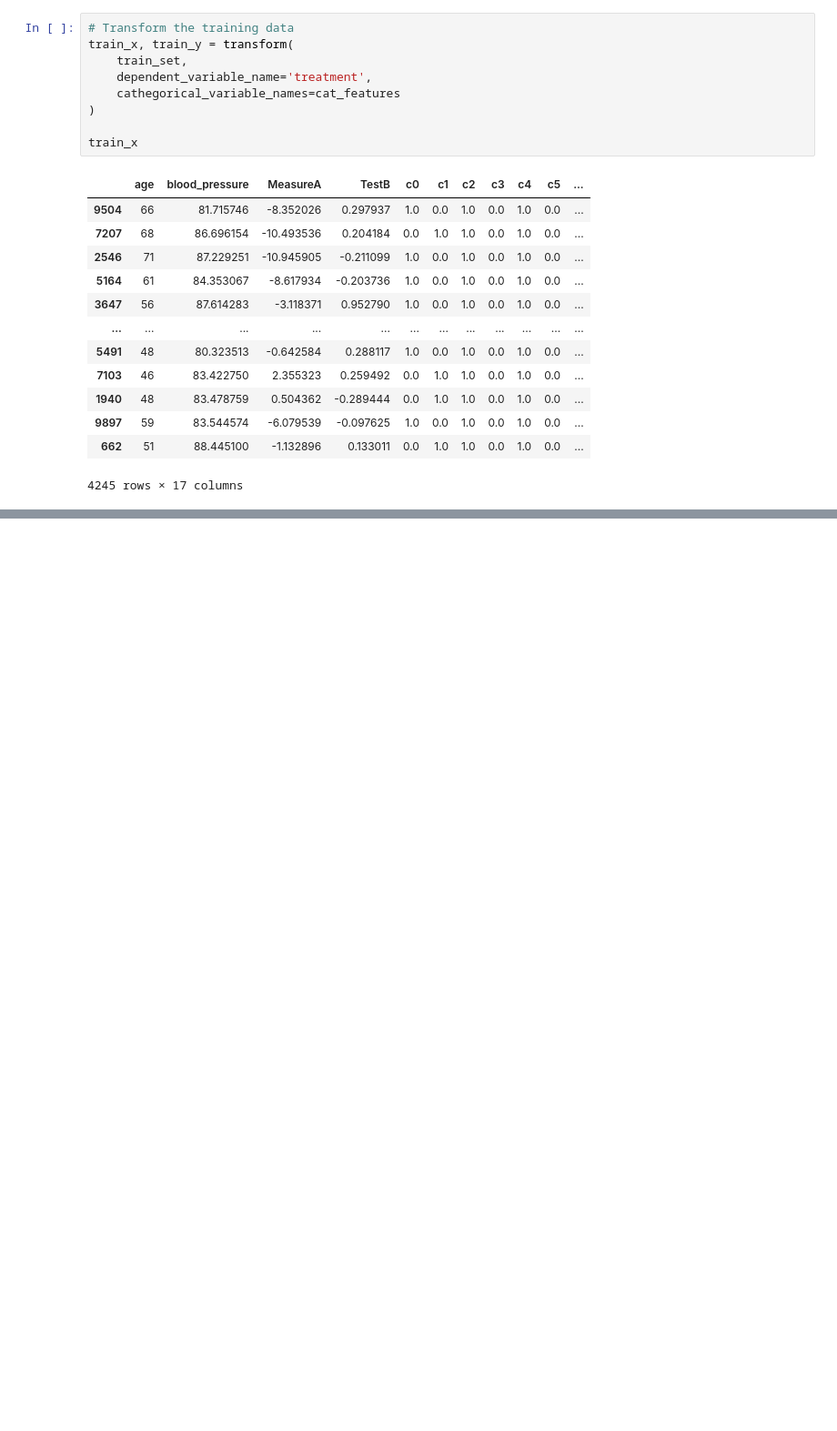
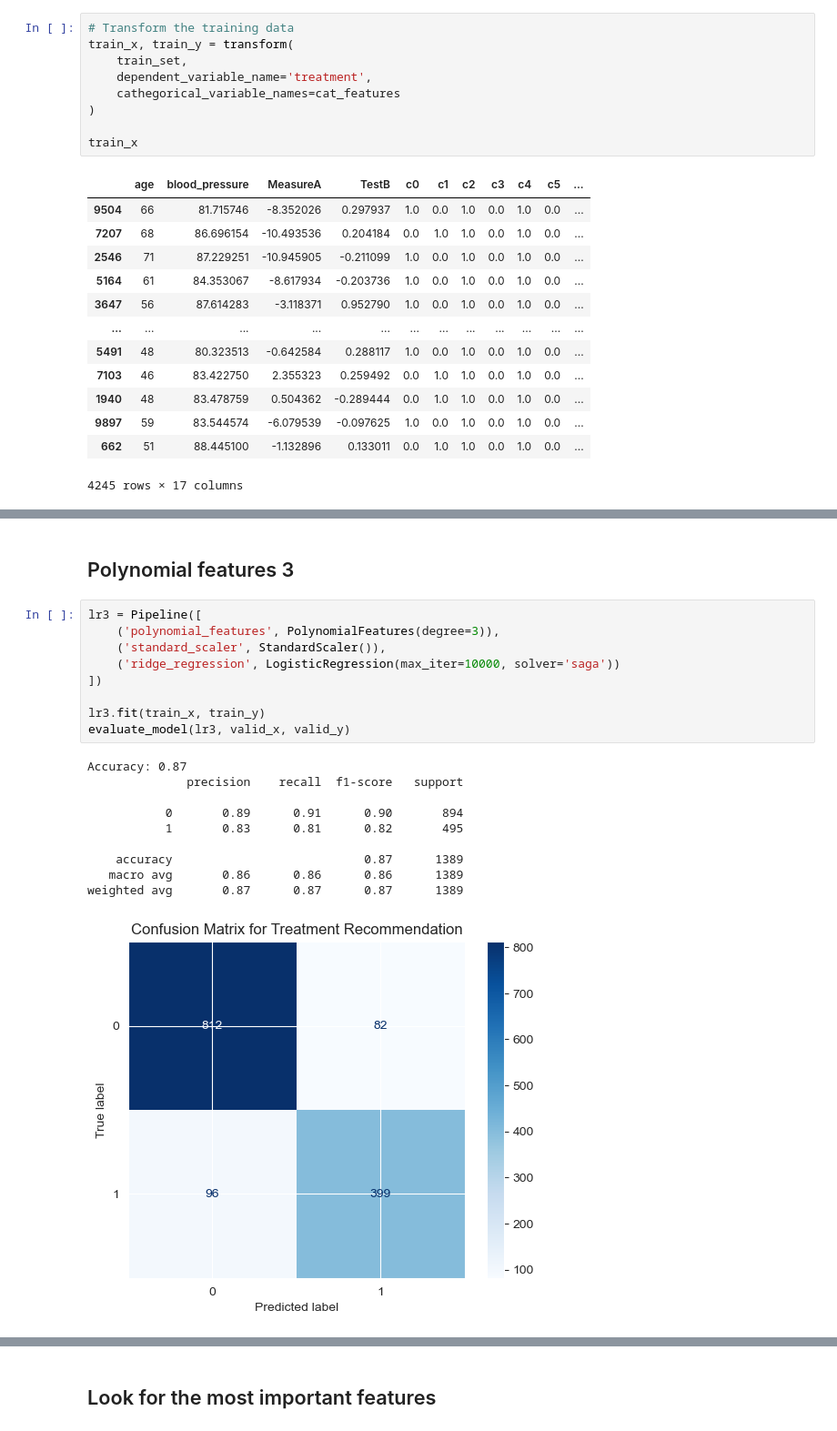
Before and after one commit to logger421/ExplainableAI, a Jupyter notebook: work_set2.ipynb, the cells around one changed output, grey strips where cells are left out. Shown: that part at 91% size. Cells and saved outputs as stored; diff of their text form; blank space fills up the shorter version.

```diff
--- a/work_set2.ipynb
+++ b/work_set2.ipynb
@@ -414,0 +418,22 @@ AUC on validation set: 0.7561
+# %% [markdown]
+## Polynomial features 3
+# %%
+lr3 = Pipeline([
+    ('polynomial_features', PolynomialFeatures(degree=3)),
+    ('standard_scaler', StandardScaler()),
+    ('ridge_regression', LogisticRegression(max_iter=10000, solver='saga'))
+])
+
+lr3.fit(train_x, train_y)
+evaluate_model(lr3, valid_x, valid_y)
+# %% [output]
+Accuracy: 0.87
+              precision    recall  f1-score   support
+
+           0       0.89      0.91      0.90       894
+           1       0.83      0.81      0.82       495
+
+    accuracy                           0.87      1389
+   macro avg       0.86      0.86      0.86      1389
+weighted avg       0.87      0.87      0.87      1389
+[figure, added]
@@ -414,0 +441,2 @@ AUC on validation set: 0.7561
+# %% [markdown]
+## Look for the most important features
```
Also changed, not shown: parts of 27 cells of this notebook, 1 other file.
